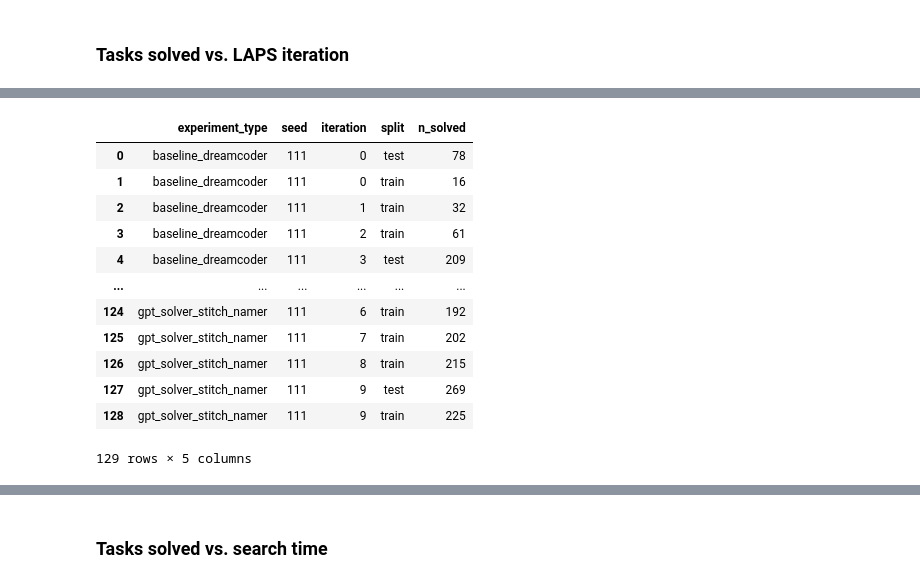
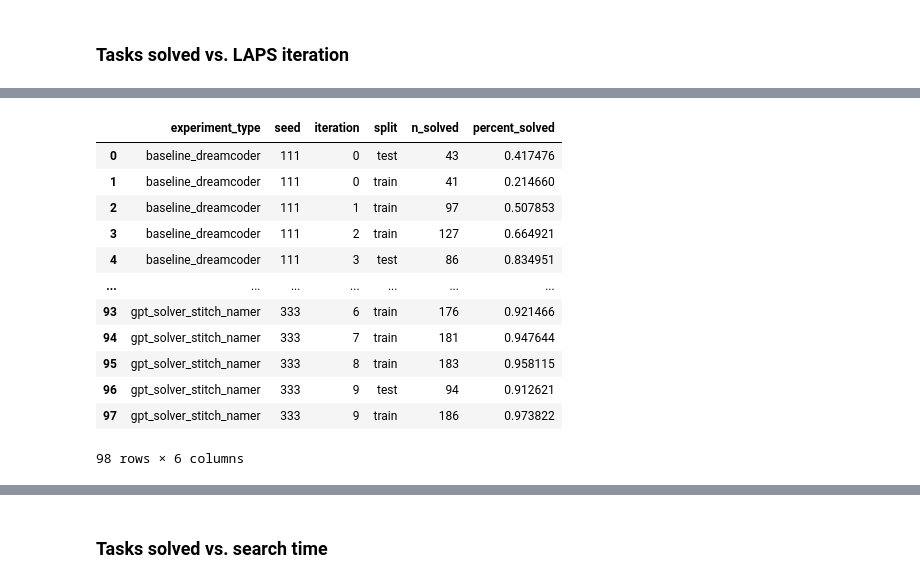
Before and after one commit to gabegrand/lilo, a Jupyter notebook: analysis/analyze_synthesis_experiment.ipynb, the cells around one changed output, grey strips where cells are left out. Saved outputs shown, nothing was run; the diff lists cells and outputs as text; code cells hidden in the pictures.

Commit message:
Add percent solved stats

```diff
--- a/analysis/analyze_synthesis_experiment.ipynb
+++ b/analysis/analyze_synthesis_experiment.ipynb
@@ -26,8 +23,8 @@ sns.set_theme(style="whitegrid", font_scale=1.25, rc={'figure.figsize':(12, 8)})
 EXPERIMENT_NAME = "runs_re2"
 DOMAIN = "re2"
 
-# EXPERIMENT_NAME = "runs_clevr"
-# DOMAIN = "clevr"
+EXPERIMENT_NAME = "runs_clevr"
+DOMAIN = "clevr"
 
 # EXPERIMENT_NAME = "runs_logo"
 # DOMAIN = "logo"
@@ -40,7 +37,7 @@ os.makedirs(FIGURES_DOMAIN_DIR, exist_ok=True)
 # %%
 analyzer = SynthesisExperimentAnalyzer(
     experiment_name=EXPERIMENT_NAME,
-    experiment_types=["baseline_dreamcoder", "gpt_generation", "gpt_solver", "gpt_solver_stitch", "gpt_solver_stitch_namer", "gpt_3_5_turbo"],
+    experiment_types=["baseline_dreamcoder", "gpt_solver", "gpt_solver_stitch_namer"],
     allow_incomplete_results=True,
     compute_likelihoods=COMPUTE_LIKELIHOODS,
     batch_size = 96,
@@ -137,23 +86,19 @@ WARNING: Missing path ../experiments_iterative/outputs/runs_re2/domains/re2/gpt_
 # %%
-df_results = (
-    df[df.programs.astype(bool)]
-    .groupby(["experiment_type", "seed", "iteration", "split"])
-    .task.count()
-    .reset_index(name="n_solved")
+df_results = analyzer.get_synthesis_summary_for_domain(
+    DOMAIN,
 )
-
 df_results
 # %% [output]
-|  | experiment_type | seed | iteration | split | n_solved |
-| 0 | baseline_dreamcoder | 111 | 0 | test | 78 |
-| 1 | baseline_dreamcoder | 111 | 0 | train | 16 |
-| 2 | baseline_dreamcoder | 111 | 1 | train | 32 |
-| 3 | baseline_dreamcoder | 111 | 2 | train | 61 |
-| 4 | baseline_dreamcoder | 111 | 3 | test | 209 |
-| ... | ... | ... | ... | ... | ... |
-| 124 | gpt_solver_stitch_namer | 111 | 6 | train | 192 |
-| 125 | gpt_solver_stitch_namer | 111 | 7 | train | 202 |
-| 126 | gpt_solver_stitch_namer | 111 | 8 | train | 215 |
-| 127 | gpt_solver_stitch_namer | 111 | 9 | test | 269 |
-| 128 | gpt_solver_stitch_namer | 111 | 9 | train | 225 |
+|  | experiment_type | seed | iteration | split | n_solved | percent_solved |
+| 0 | baseline_dreamcoder | 111 | 0 | test | 43 | 0.417476 |
+| 1 | baseline_dreamcoder | 111 | 0 | train | 41 | 0.214660 |
+| 2 | baseline_dreamcoder | 111 | 1 | train | 97 | 0.507853 |
+| 3 | baseline_dreamcoder | 111 | 2 | train | 127 | 0.664921 |
+| 4 | baseline_dreamcoder | 111 | 3 | test | 86 | 0.834951 |
+| ... | ... | ... | ... | ... | ... | ... |
+| 93 | gpt_solver_stitch_namer | 333 | 6 | train | 176 | 0.921466 |
+| 94 | gpt_solver_stitch_namer | 333 | 7 | train | 181 | 0.947644 |
+| 95 | gpt_solver_stitch_namer | 333 | 8 | train | 183 | 0.958115 |
+| 96 | gpt_solver_stitch_namer | 333 | 9 | test | 94 | 0.912621 |
+| 97 | gpt_solver_stitch_namer | 333 | 9 | train | 186 | 0.973822 |
-129 rows × 5 columns
+98 rows × 6 columns
```
Also changed, not shown: parts of 9 cells of this notebook, 2 other files.
